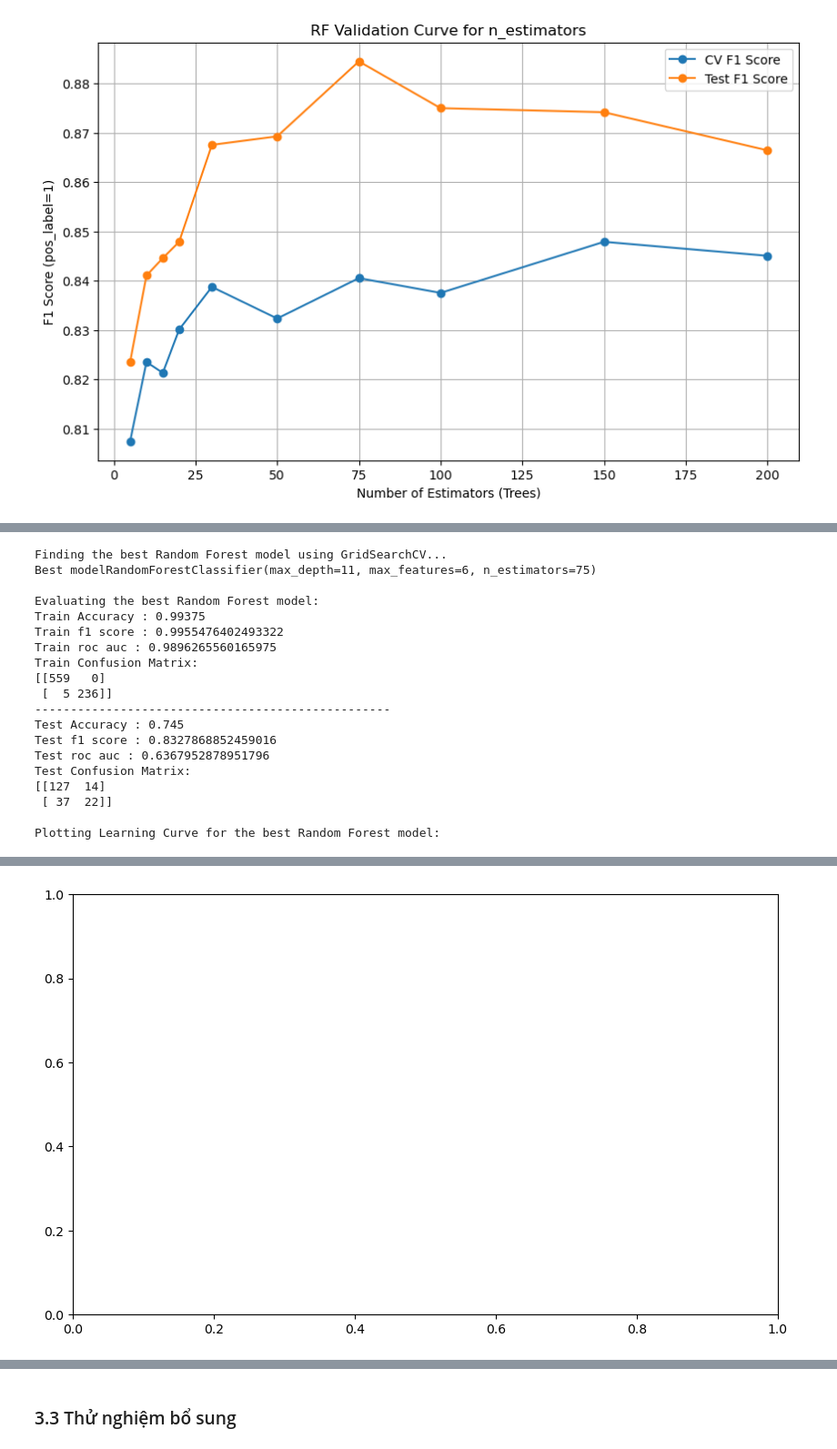
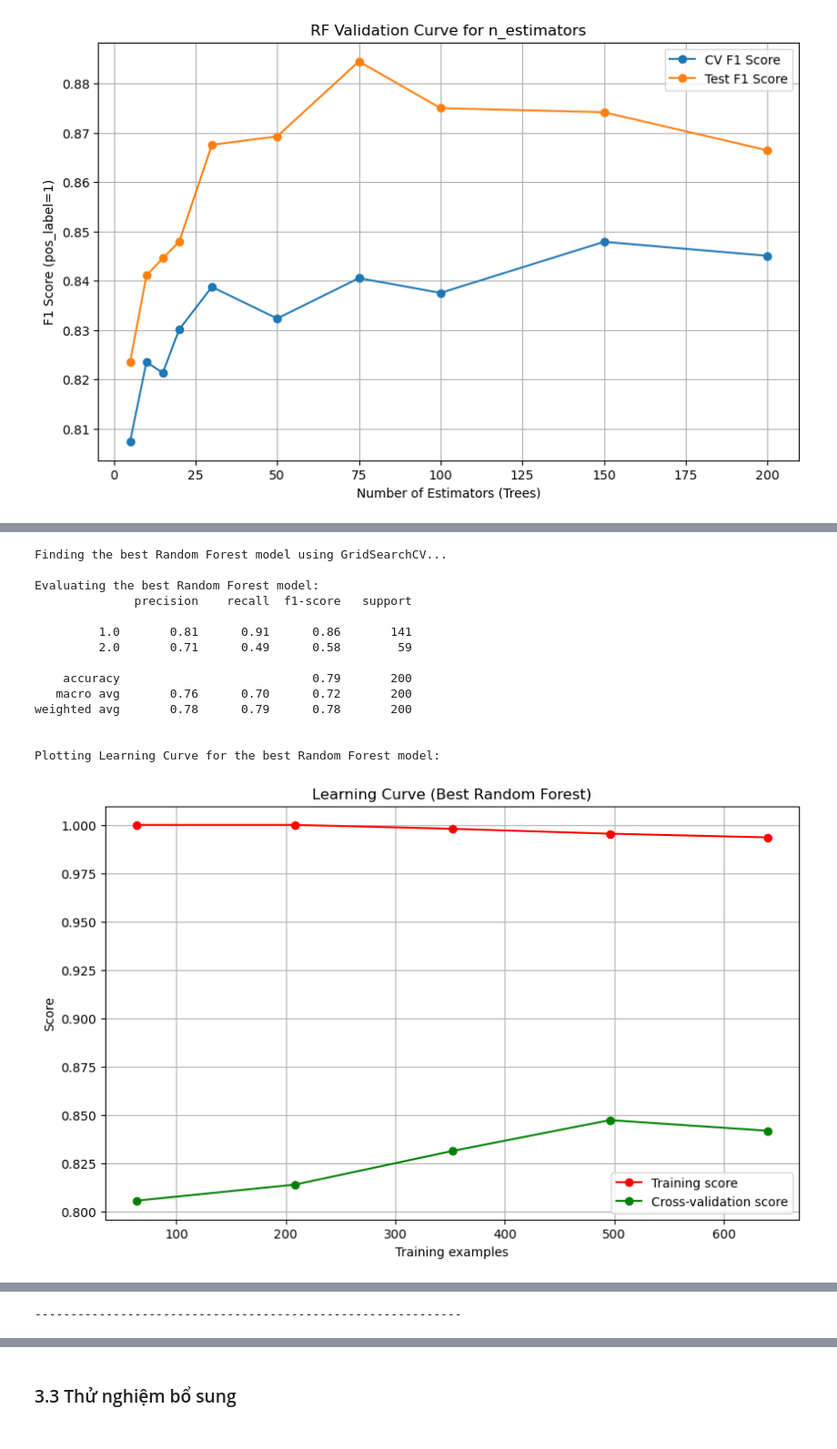
Before and after one commit to illumaelkant/ISE_Lab, a Jupyter notebook: Week2/2.decision_tree_random_forest.ipynb, the cells around one changed output, grey strips where cells are left out. Shown: that part at 91% size. Saved outputs shown, nothing was run; the diff lists cells and outputs as text; code cells hidden in the pictures.

Commit message:
Fixed some error on Week2_Random_Forest

```diff
--- a/Week2/2.decision_tree_random_forest.ipynb
+++ b/Week2/2.decision_tree_random_forest.ipynb
@@ -301,65 +306,69 @@ plt.show()
 # %%
-# Sử dụng GridSearch CV
-dict_param = {
-    'max_depth': [3, 11, 15, 24, 27],
-    'min_samples_leaf': [1, 5, 7, 9, 15, 24],
-    'max_features':  [4, 6, 10, 16],
-    'n_estimators': [75]
-}
-# - tìm best_forest
+
 print("\nFinding the best Random Forest model using GridSearchCV...")
-best_forest = grid_search('random-forest', n_jobs=-1, dict_param = dict_param)
+grid_search = GridSearchCV(RandomForestClassifier(random_state=42), dict_param, cv=5, scoring='f1', n_jobs=-1)
+grid_search.fit(X_train, y_train)
+best_forest = grid_search.best_estimator_
 
-# - Đánh giá best_forest và vẽ Learning Curve
+# 2. Đánh giá mô hình
 print("\nEvaluating the best Random Forest model:")
-evaluate(best_forest)
+from sklearn.metrics import classification_report
+y_pred = best_forest.predict(X_test)
+print(classification_report(y_test, y_pred))
+
+# 3. Vẽ Learning Curve
+def plot_learning_curve(estimator, title, X, y, cv=None, n_jobs=None, scoring=None):
+    plt.figure(figsize=(10, 6))
+    plt.title(title)
+    plt.xlabel("Training examples")
+    plt.ylabel("Score")
+
+    train_sizes, train_scores, test_scores = learning_curve(estimator, X, y, cv=cv, n_jobs=n_jobs, scoring=scoring)
+
+    train_scores_mean = np.mean(train_scores, axis=1)
+    test_scores_mean = np.mean(test_scores, axis=1)
+
+    plt.grid()
+    plt.plot(train_sizes, train_scores_mean, 'o-', color="r", label="Training score")
+    plt.plot(train_sizes, test_scores_mean, 'o-', color="g", label="Cross-validation score")
+
+    plt.legend(loc="best")
+    plt.show()
 
 print("\nPlotting Learning Curve for the best Random Forest model:")
-fig_rf, axes_rf = plt.subplots(1, 1, figsize=(10, 6))
-plot_learning_curve(best_forest, "Learning Curve (Best Random Forest)",
-                    {'train': 'Train', 'test': 'Cross-validation'},
-                    X_train, y_train, axes=axes_rf, cv=5, n_jobs=-1, scoring='f1')
-plt.show()
+plot_learning_curve(best_forest, "Learning Curve (Best Random Forest)", X_train, y_train, cv=5, n_jobs=-1, scoring='f1')
 
-# - Tìm hiểu feature importance
+# 4. Feature Importance
 print("\nFeature Importance for the best Random Forest model:")
 importances_rf = best_forest.feature_importances_
 indices_rf = np.argsort(importances_rf)[::-1]
 
 print('Top 10 feature importances (Random Forest):')
 for i in range(10):
-     # Print feature index and its importance score
      print(f'Feature {indices_rf[i]} - {importances_rf[indices_rf[i]]:.4f}')
-
 
 plt.figure(figsize=(10, 6))
 plt.title('Top 10 Feature Importances (Best Random Forest)')
-
-
 plt.bar(range(10), importances_rf[indices_rf[:10]], align='center')
 plt.xticks(range(10), indices_rf[:10])
 plt.xlabel('Feature Index')
 plt.ylabel('Importance Score (Gini Importance)')
 plt.show()
 
 print("-" * 60)
 # %% [output]
 Finding the best Random Forest model using GridSearchCV...
-Best modelRandomForestClassifier(max_depth=11, max_features=6, n_estimators=75)
 
 Evaluating the best Random Forest model:
-Train Accuracy : 0.99375
-Train f1 score : 0.9955476402493322
-Train roc auc : 0.9896265560165975
-Train Confusion Matrix:
-[[559   0]
- [  5 236]]
---------------------------------------------------
-Test Accuracy : 0.745
-Test f1 score : 0.8327868852459016
-Test roc auc : 0.6367952878951796
-Test Confusion Matrix:
-[[127  14]
- [ 37  22]]
+              precision    recall  f1-score   support
+
+         1.0       0.81      0.91      0.86       141
+         2.0       0.71      0.49      0.58        59
+
+    accuracy                           0.79       200
+   macro avg       0.76      0.70      0.72       200
+weighted avg       0.78      0.79      0.78       200
+
 
 Plotting Learning Curve for the best Random Forest model:
+[figure, new version]
@@ -367 +386,0 @@ TypeError: plot_learning_curve() got an unexpected keyword argument 'axes'
-[figure, old version]
@@ -367,0 +388 @@ TypeError: plot_learning_curve() got an unexpected keyword argument 'axes'
+------------------------------------------------------------
```
Also changed, not shown: parts of 3 cells of this notebook.
